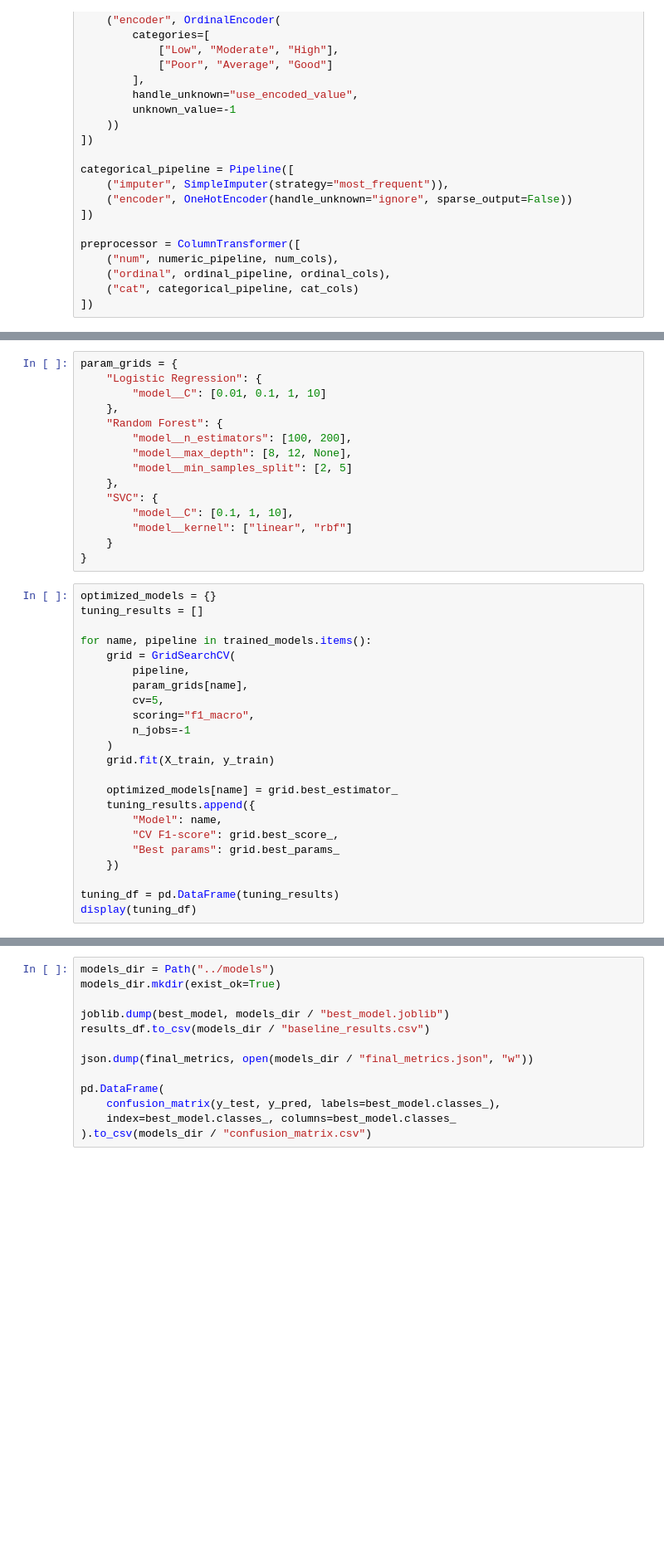
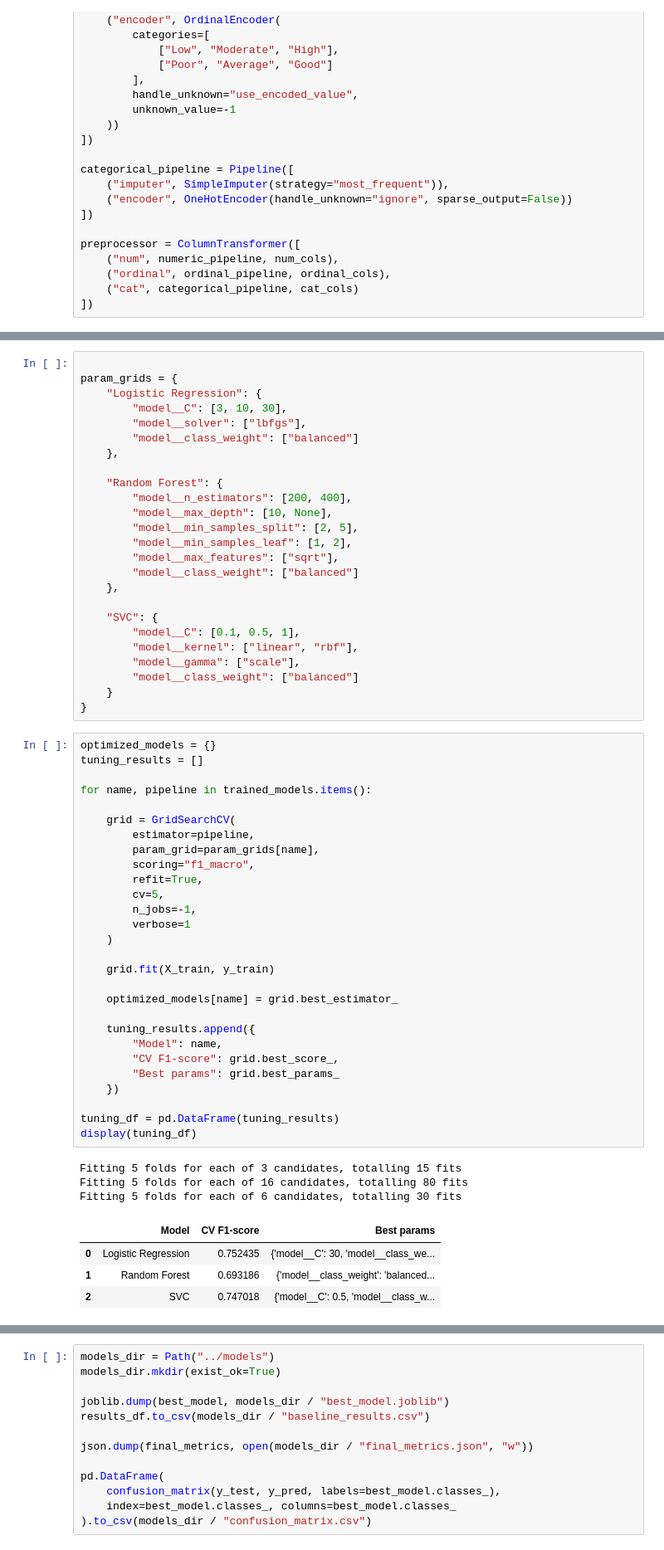
Before and after one commit to sahhoutiamine/student-mental-health-risk-prediction, a Jupyter notebook: notebooks/03_model_training.ipynb, the cells around one changed output, grey strips where cells are left out. Shown at 83% size. Cells and saved outputs as stored; diff of their text form; blank space fills up the shorter version.

Commit message:
feat(notebooks): add baseline model training outputs and comparison results

```diff
--- a/notebooks/03_model_training.ipynb
+++ b/notebooks/03_model_training.ipynb
@@ -100,41 +119,64 @@ plt.show()
 # %%
+
 param_grids = {
     "Logistic Regression": {
-        "model__C": [0.01, 0.1, 1, 10]
+        "model__C": [3, 10, 30],
+        "model__solver": ["lbfgs"],
+        "model__class_weight": ["balanced"]
     },
+
     "Random Forest": {
-        "model__n_estimators": [100, 200],
-        "model__max_depth": [8, 12, None],
-        "model__min_samples_split": [2, 5]
+        "model__n_estimators": [200, 400],
+        "model__max_depth": [10, None],
+        "model__min_samples_split": [2, 5],
+        "model__min_samples_leaf": [1, 2],
+        "model__max_features": ["sqrt"],
+        "model__class_weight": ["balanced"]
     },
+
     "SVC": {
-        "model__C": [0.1, 1, 10],
-        "model__kernel": ["linear", "rbf"]
+        "model__C": [0.1, 0.5, 1],
+        "model__kernel": ["linear", "rbf"],
+        "model__gamma": ["scale"],
+        "model__class_weight": ["balanced"]
     }
 }
 # %%
 optimized_models = {}
 tuning_results = []
 
 for name, pipeline in trained_models.items():
+
     grid = GridSearchCV(
-        pipeline,
-        param_grids[name],
+        estimator=pipeline,
+        param_grid=param_grids[name],
+        scoring="f1_macro",
+        refit=True,
         cv=5,
-        scoring="f1_macro",
-        n_jobs=-1
+        n_jobs=-1,
+        verbose=1
     )
+
     grid.fit(X_train, y_train)
 
     optimized_models[name] = grid.best_estimator_
+
     tuning_results.append({
         "Model": name,
         "CV F1-score": grid.best_score_,
         "Best params": grid.best_params_
     })
 
 tuning_df = pd.DataFrame(tuning_results)
 display(tuning_df)
+# %% [output]
+Fitting 5 folds for each of 3 candidates, totalling 15 fits
+Fitting 5 folds for each of 16 candidates, totalling 80 fits
+Fitting 5 folds for each of 6 candidates, totalling 30 fits
+|  | Model | CV F1-score | Best params |
+| 0 | Logistic Regression | 0.752435 | {'model__C': 30, 'model__class_we... |
+| 1 | Random Forest | 0.693186 | {'model__class_weight': 'balanced... |
+| 2 | SVC | 0.747018 | {'model__C': 0.5, 'model__class_w... |
 # %%
 comparison = tuning_df[["Model", "CV F1-score"]].sort_values(
     "CV F1-score", ascending=False
```
Also changed, not shown: parts of 7 cells of this notebook.
